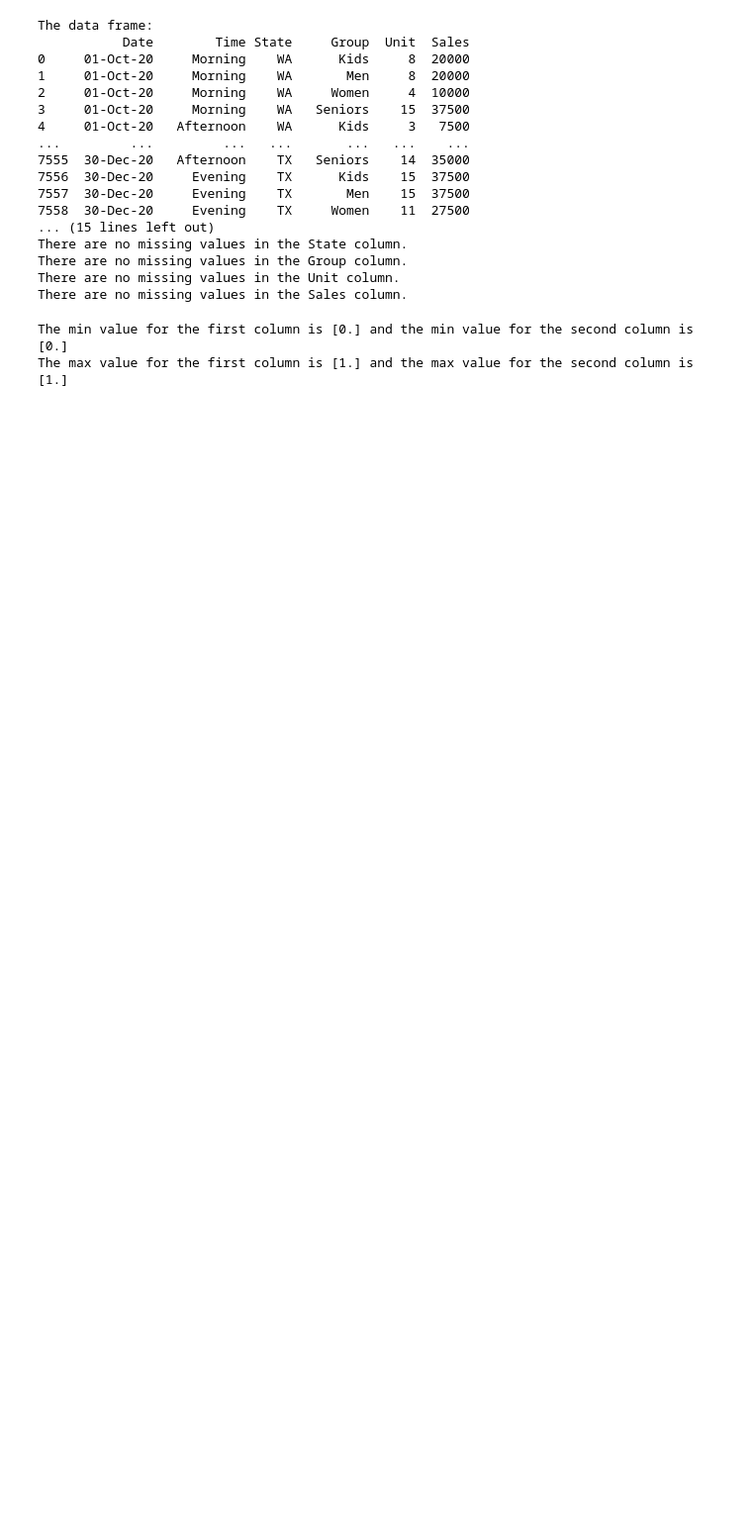
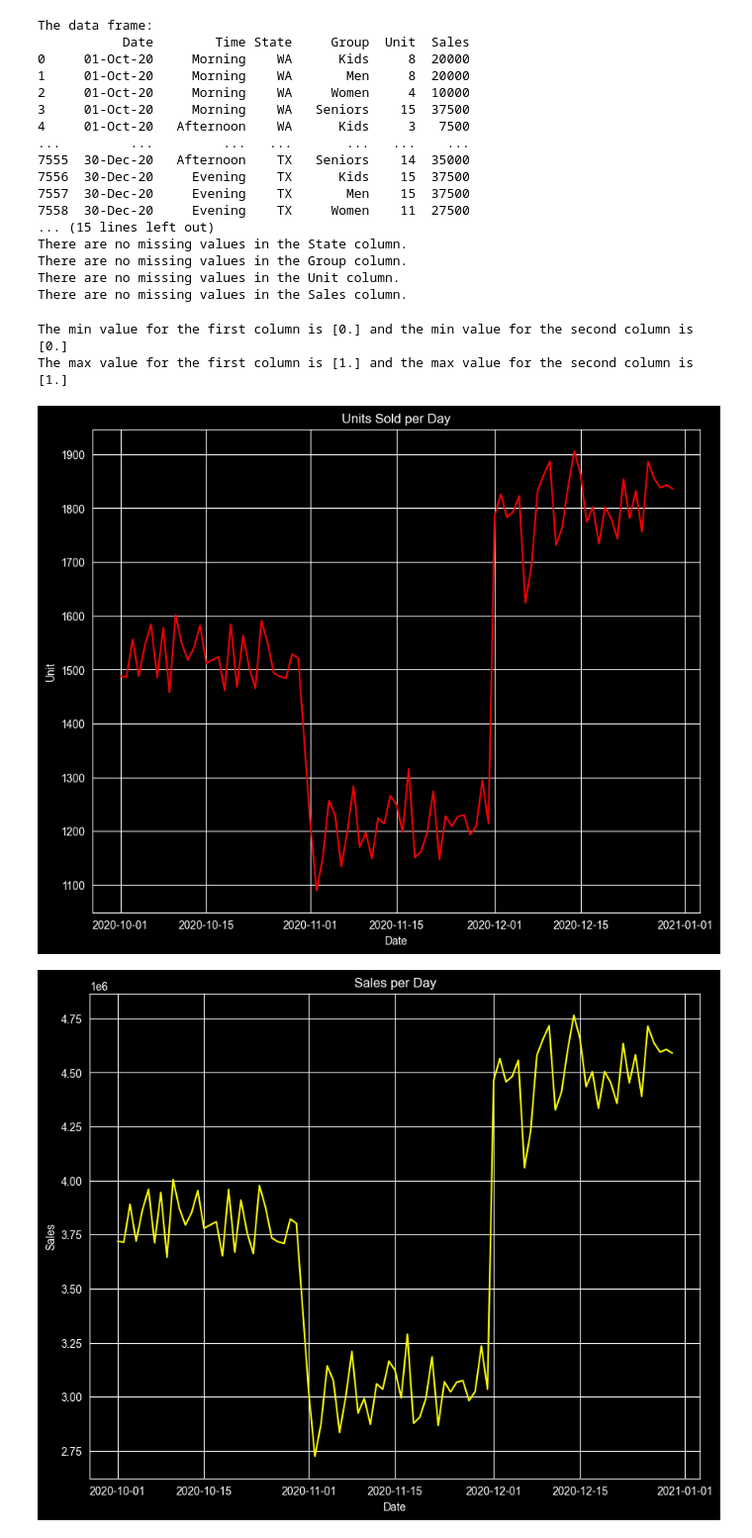
Before and after one commit to GrantGladden2/clothing_sales, a Jupyter notebook: notebooks/explore_data.ipynb, the cells around one changed output. Shown at 99% size. Saved outputs shown, nothing was run; the diff lists cells and outputs as text; code cells hidden in the pictures; blank space fills up the shorter version.

Commit message:
Visualize the units and sales per day

```diff
--- a/notebooks/explore_data.ipynb
+++ b/notebooks/explore_data.ipynb
@@ -64,3 +65,35 @@ df_data_only.to_csv(r'C:\Users\Grant\OneDrive\Data Analytics Bootcamp\Module 5 -
 # %% [output]
 The min value for the first column is [0.] and the min value for the second column is [0.]
 The max value for the first column is [1.] and the max value for the second column is [1.]
+# %%
+# 3. Visualize Overall Trends
+# Plot the Date versus Unit and Date versus Sales line plot for the entire season.
+# Sum up the values of Unit and Sales for each day
+date_short = df['Date'].unique()
+
+unit_sum = df.groupby('Date')['Unit'].sum()
+unit_sum.index = pd.to_datetime(unit_sum.index, format='%d-%b-%y')
+unit_sorted = unit_sum.sort_index()
+
+sales_sum = df.groupby('Date')['Sales'].sum()
+sales_sum.index = pd.to_datetime(sales_sum.index, format='%d-%b-%y')
+sales_sorted = sales_sum.sort_index()
+
+# Plot the date vs unit
+plt.figure(figsize=(10, 8), dpi=100)
+plt.plot(unit_sorted,color='red')
+plt.title('Units Sold per Day')
+plt.xlabel('Date')
+plt.ylabel('Unit')
+plt.show()
+
+# Plot the date vs sales
+plt.figure(figsize=(10, 8), dpi=100)
+plt.plot(sales_sorted,color='yellow')
+plt.title('Sales per Day')
+plt.xlabel('Date')
+plt.ylabel('Sales')
+plt.show()
+# %% [output]
+[figure, added]
+[figure, added]
```
Also changed, not shown: parts of 1 cell of this notebook.
